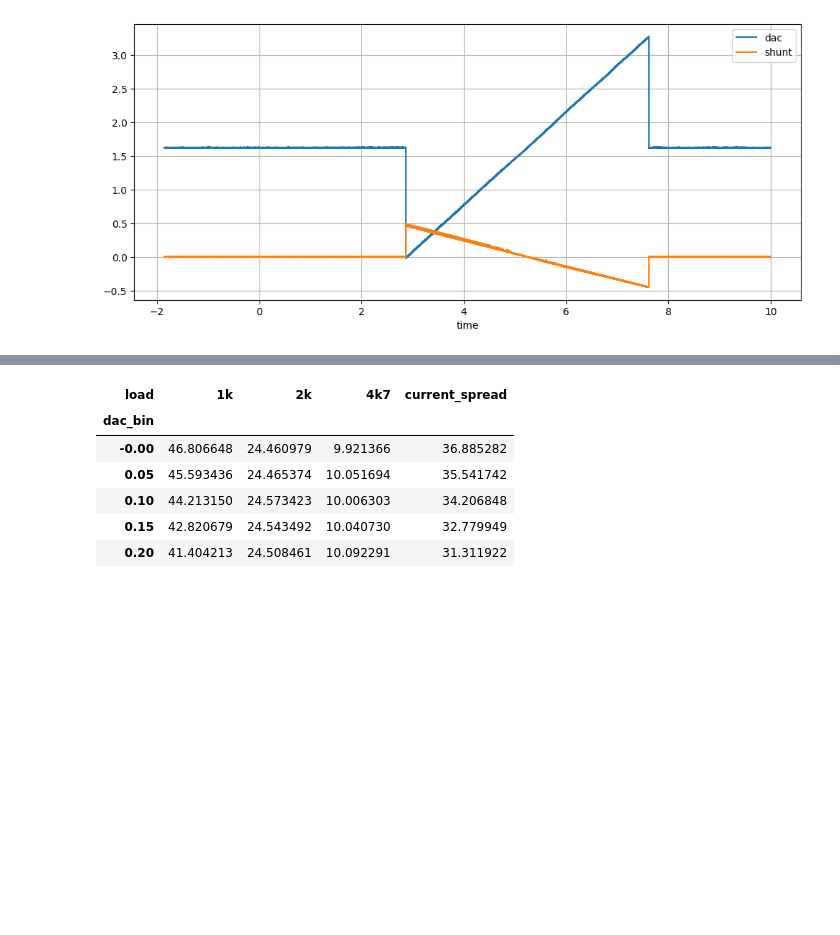
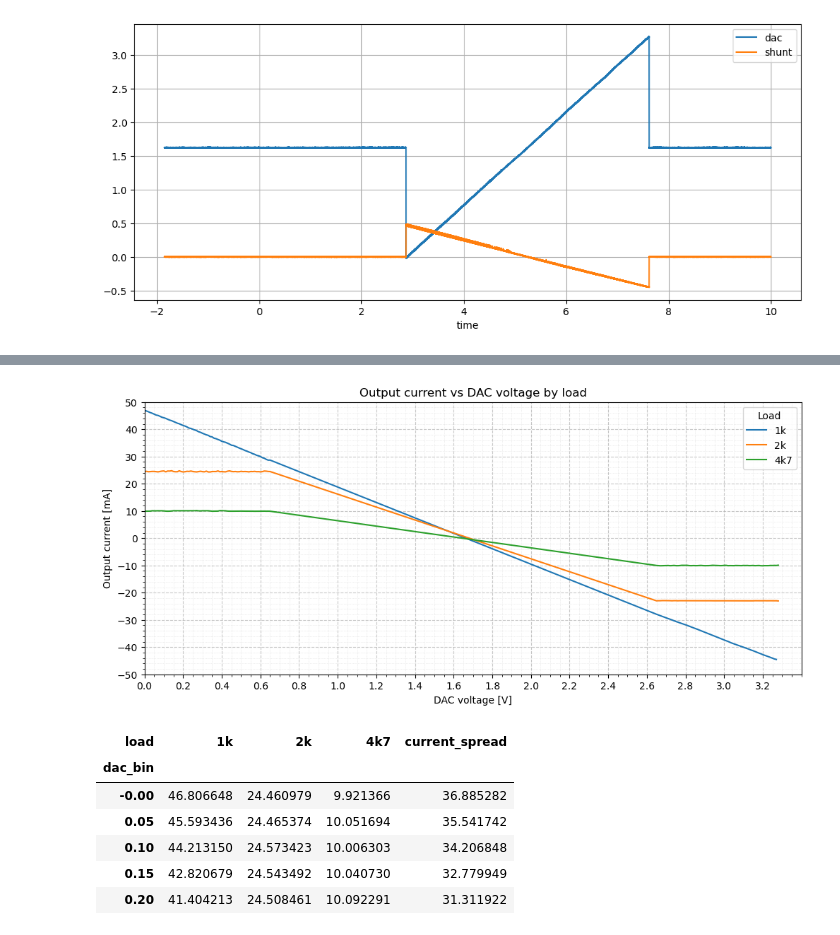
Before and after one commit to import-tiago/FEI, a Jupyter notebook: MSc/PEL309/Analysis/PEL309.ipynb, the cells around one changed output, grey strips where cells are left out. Cells and saved outputs as stored; diff of their text form; code cells hidden in the pictures; blank space fills up the shorter version.

```diff
--- a/MSc/PEL309/Analysis/PEL309.ipynb
+++ b/MSc/PEL309/Analysis/PEL309.ipynb
@@ -249,0 +109,99 @@ comparison.plot(
+# %%
+import numpy as np
+
+dac_step = 0.01  # voltage step
+
+load_1k_cmp = load_1k.copy()
+load_2k_cmp = load_2k.copy()
+load_4k7_cmp = load_4k7.copy()
+
+load_1k_cmp["load"] = "1k"
+load_2k_cmp["load"] = "2k"
+load_4k7_cmp["load"] = "4k7"
+
+all_data = pd.concat(
+    [load_1k_cmp, load_2k_cmp, load_4k7_cmp],
+    ignore_index=True
+)
+
+all_data["dac_bin"] = (
+    (all_data["dac"] / dac_step)
+    .round() * dac_step
+)
+
+comparison = all_data.pivot_table(
+    index="dac_bin",
+    columns="load",
+    values="current",
+    aggfunc="mean"
+)
+
+# =========================================================
+# Plot
+# =========================================================
+
+ax = comparison.plot(
+    figsize=(12, 5)
+)
+
+# =========================================================
+# X axis
+# =========================================================
+
+ax.set_xlim(0, 3.4)
+
+ax.set_xticks(
+    np.arange(0, 3.4, 0.2)
+)
+
+# =========================================================
+# Y axis
+# =========================================================
+
+ax.set_ylim(-50, 50)
+
+ax.set_yticks(
+    range(-50, 51, 10)
+)
+
+# =========================================================
+# Grid
+# =========================================================
+
+ax.grid(
+    True,
+    which="major",
+    linestyle="--",
+    alpha=0.7
+)
+
+# Optional minor grid
+ax.minorticks_on()
+
+ax.grid(
+    which="minor",
+    linestyle=":",
+    linewidth=0.5,
+    alpha=0.4
+)
+
+# =========================================================
+# Labels and title
+# =========================================================
+
+ax.set_xlabel("DAC voltage [V]")
+
+ax.set_ylabel("Output current [mA]")
+
+ax.set_title(
+    "Output current vs DAC voltage by load"
+)
+
+# =========================================================
+# Legend
+# =========================================================
+
+ax.legend(
+    title="Load"
+)
+# %% [output]
@@ -250,3 +209,4 @@ comparison.plot(
+[figure, added]
 # %%
 comparison["max_current"] = comparison[["1k", "2k", "4k7"]].max(axis=1)
 comparison["min_current"] = comparison[["1k", "2k", "4k7"]].min(axis=1)
```
Also changed, not shown: parts of 23 cells of this notebook.
